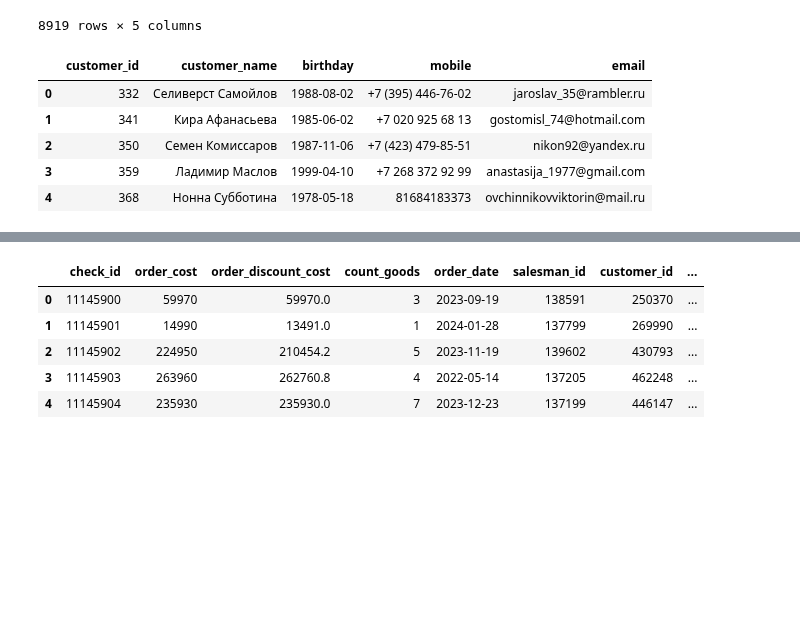
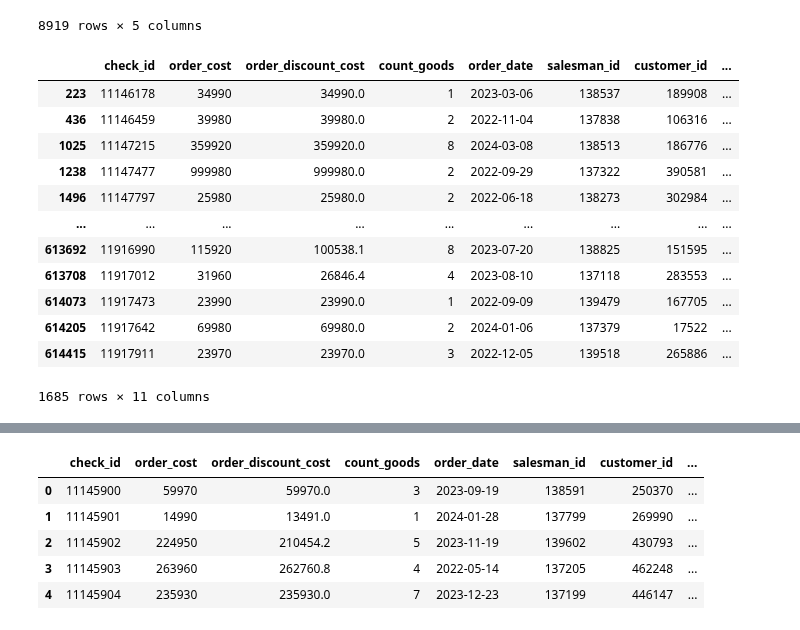
Before and after one commit to Putinka1993/notes, a Jupyter notebook: jupyter notebook/Konstantin.ipynb, the cells around one changed output, grey strips where cells are left out. Saved outputs shown, nothing was run; the diff lists cells and outputs as text; code cells hidden in the pictures; blank space fills up the shorter version.

```diff
--- a/jupyter notebook/Konstantin.ipynb
+++ b/jupyter notebook/Konstantin.ipynb
@@ -663,12 +654,32 @@ cust_orders[
 | 614625 | 11918176 | 478790 | Мария Игнатьева | 1998-01-24 | 2022-05-25 |
 | 614642 | 11918201 | 177911 | Самсон Юдин | 1980-01-17 | 2024-03-13 |
 8919 rows × 5 columns
-# %%
-customers.head()
-# %% [output]
-|  | customer_id | customer_name | birthday | mobile | email |
-| 0 | 332 | Селиверст Самойлов | 1988-08-02 | +7 (395) 446-76-02 | jaroslav_35@rambler.ru |
-| 1 | 341 | Кира Афанасьева | 1985-06-02 | +7 020 925 68 13 | gostomisl_74@hotmail.com |
-| 2 | 350 | Семен Комиссаров | 1987-11-06 | +7 (423) 479-85-51 | nikon92@yandex.ru |
-| 3 | 359 | Ладимир Маслов | 1999-04-10 | +7 268 372 92 99 | anastasija_1977@gmail.com |
-| 4 | 368 | Нонна Субботина | 1978-05-18 | 81684183373 | ovchinnikovviktorin@mail.ru |
+# %%
+# 4.4
+# Получите только такие заказы, которые были сделаны в день устройства сотрудника на работу.
+salmen_orders = orders.merge(
+    salesmen, how='inner', on='salesman_id'
+)
+# %%
+salmen_orders['order_date'] = pd.to_datetime(salmen_orders['order_date'], format='%Y-%m-%d')
+salmen_orders['date_of_employment'] = pd.to_datetime(salmen_orders['date_of_employment'], format='%Y-%m-%d')
+# %%
+salmen_orders.sort_values(['date_of_employment', 'order_date'], ascending=True).head(15)
+#salmen_orders.groupby('date_of_employment').shape
+salmen_orders[(salmen_orders['order_date'].dt.day == salmen_orders['date_of_employment'].dt.day) &
+    (salmen_orders['order_date'].dt.month == salmen_orders['date_of_employment'].dt.month)
+]
+# %% [output]
+|  | check_id | order_cost | order_discount_cost | count_goods | order_date | salesman_id | customer_id | ... |
+| 223 | 11146178 | 34990 | 34990.0 | 1 | 2023-03-06 | 138537 | 189908 | ... |
+| 436 | 11146459 | 39980 | 39980.0 | 2 | 2022-11-04 | 137838 | 106316 | ... |
+| 1025 | 11147215 | 359920 | 359920.0 | 8 | 2024-03-08 | 138513 | 186776 | ... |
+| 1238 | 11147477 | 999980 | 999980.0 | 2 | 2022-09-29 | 137322 | 390581 | ... |
+| 1496 | 11147797 | 25980 | 25980.0 | 2 | 2022-06-18 | 138273 | 302984 | ... |
+| ... | ... | ... | ... | ... | ... | ... | ... | ... |
+| 613692 | 11916990 | 115920 | 100538.1 | 8 | 2023-07-20 | 138825 | 151595 | ... |
+| 613708 | 11917012 | 31960 | 26846.4 | 4 | 2023-08-10 | 137118 | 283553 | ... |
+| 614073 | 11917473 | 23990 | 23990.0 | 1 | 2022-09-09 | 139479 | 167705 | ... |
+| 614205 | 11917642 | 69980 | 69980.0 | 2 | 2024-01-06 | 137379 | 17522 | ... |
+| 614415 | 11917911 | 23970 | 23970.0 | 3 | 2022-12-05 | 139518 | 265886 | ... |
+1685 rows × 11 columns
```
Also changed, not shown: parts of 5 cells of this notebook.
